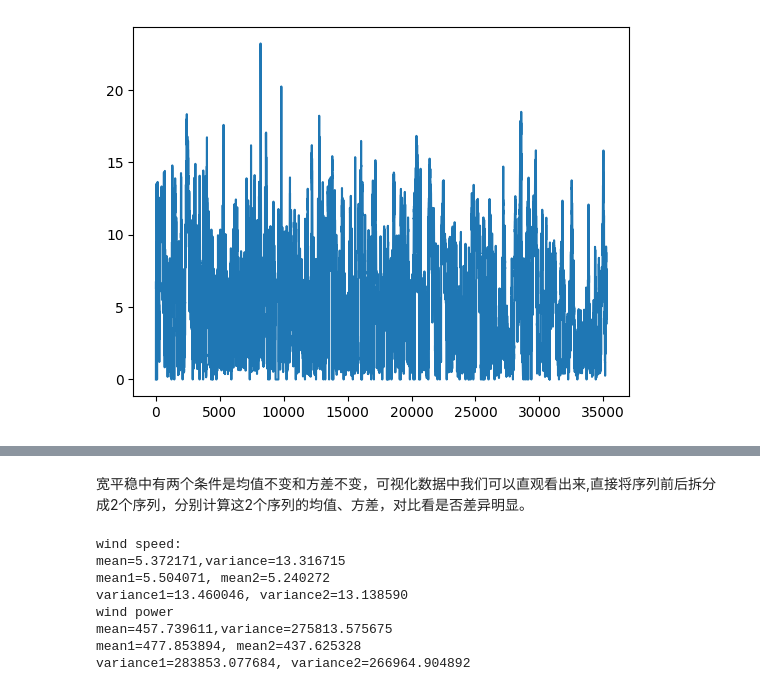
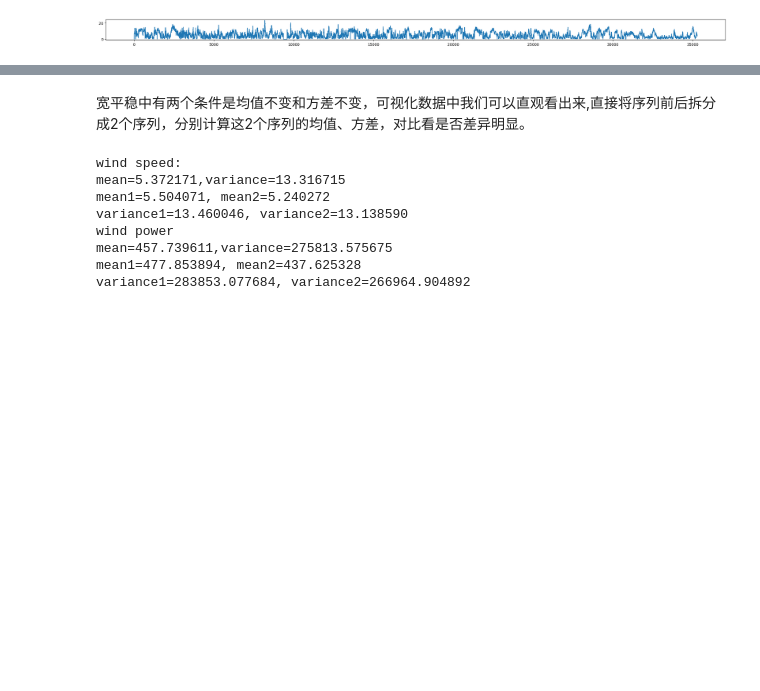
Before and after one commit to yellow378/TSF, a Jupyter notebook: analysis/LongYuan/平稳性检验.ipynb, the cells around one changed output, grey strips where cells are left out. Saved outputs shown, nothing was run; the diff lists cells and outputs as text; code cells hidden in the pictures; blank space fills up the shorter version.

```diff
--- a/analysis/LongYuan/平稳性检验.ipynb
+++ b/analysis/LongYuan/平稳性检验.ipynb
@@ -5,11 +5,12 @@ import matplotlib.pyplot as plt
 # %%
 #一号风机的风速
 df = pd.read_csv('turb1.csv')
 wspd = df['Wspd'].fillna(0).to_numpy().reshape(-1)
+plt.figure(figsize=(30,1))
 plt.plot(wspd)
 plt.show()
 # %% [output]
-[figure, old version]
+[figure, new version]
 # %%
 #一号风机的功率
 df = pd.read_csv('turb1.csv')
```
Also changed, not shown: parts of 1 cell of this notebook, 4 other files.
